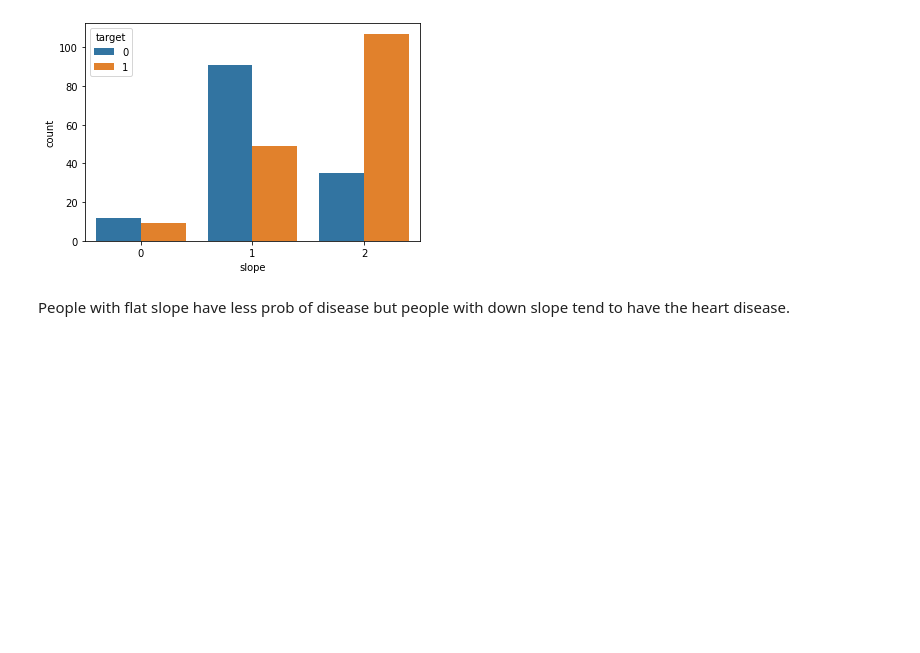
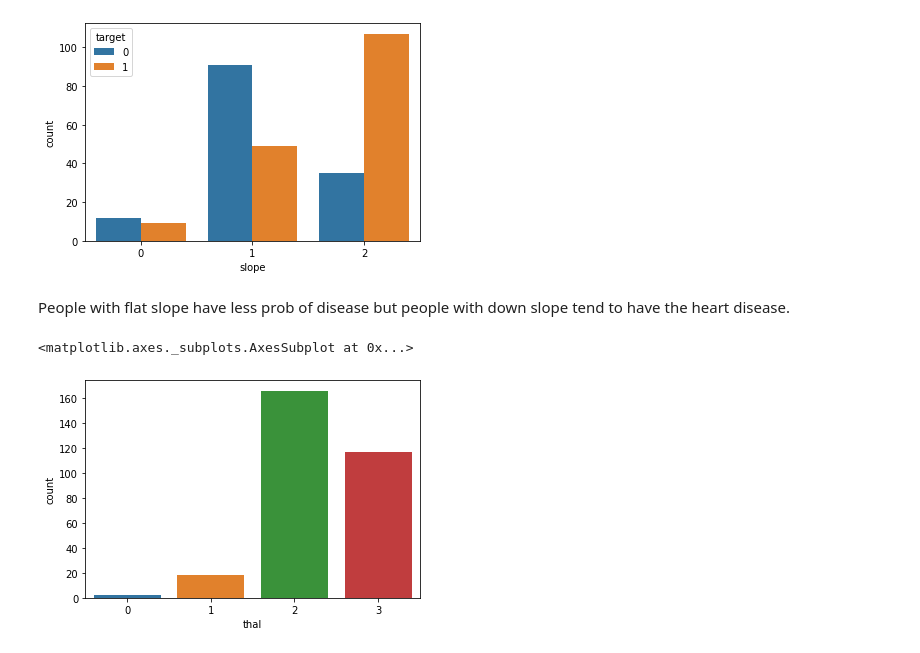
Before and after one commit to SurajJadhav-5/Heart_Disease_Prediction_Viz, a Jupyter notebook: Heart_Data_Viz.ipynb, the cells around one changed output. Cells and saved outputs as stored; diff of their text form; code cells hidden in the pictures; blank space fills up the shorter version.

```diff
--- a/Heart_Data_Viz.ipynb
+++ b/Heart_Data_Viz.ipynb
@@ -183,3 +183,8 @@ sns.countplot(data.slope, hue = data.target)
 [figure]
 # %% [markdown]
 People with flat slope have less prob of disease but people with down slope tend to have the heart disease.
+# %%
+sns.countplot(data.thal)
+# %% [output]
+<matplotlib.axes._subplots.AxesSubplot at 0x...>
+[figure, added]
```
Also changed, not shown: parts of 4 cells of this notebook.
